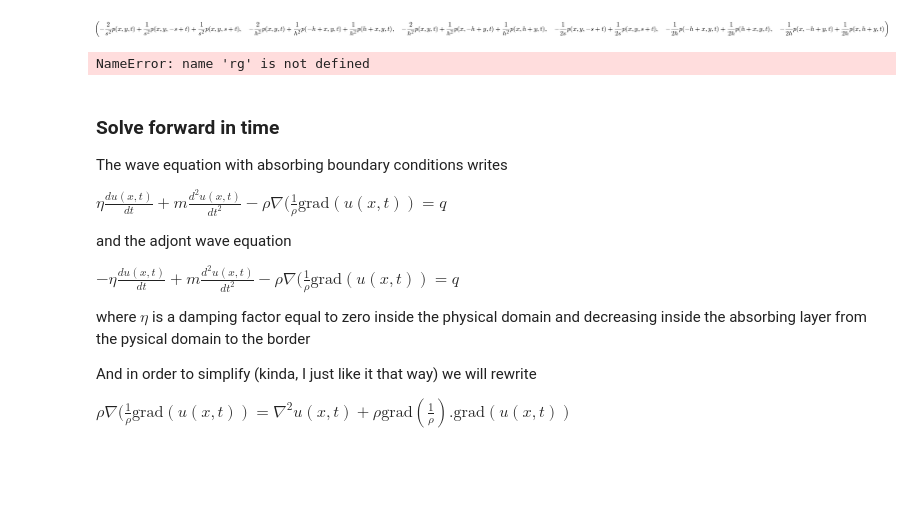
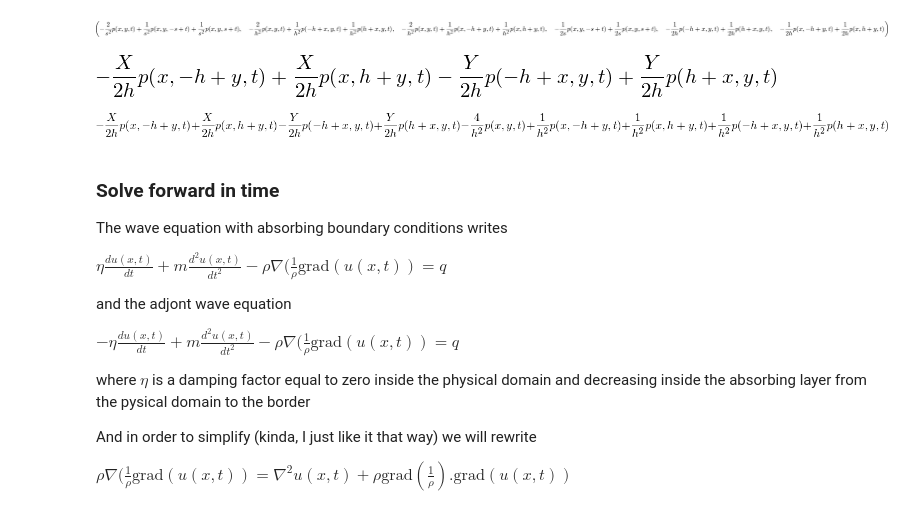
Before and after one commit to devitocodes/notebooks, a Jupyter notebook: AcousticFWI/Visco-Acoustic-wave-equation.ipynb, the cells around one changed output. Saved outputs shown, nothing was run; the diff lists cells and outputs as text; code cells hidden in the pictures; blank space fills up the shorter version.

```diff
--- a/AcousticFWI/Visco-Acoustic-wave-equation.ipynb
+++ b/AcousticFWI/Visco-Acoustic-wave-equation.ipynb
@@ -52,15 +52,17 @@ dtt,dxx,dyy,dt,dx,dy
 [figure]
 # %%
 # In practice, compute rho. grad(rho) upfront (this is a constant) and just compute the following expression, it avoids
-# the recomputation of the gradient at every time step.
+# the recomputation of the gradient at every time step. int the following X and Y are the component of rho.grad(rho) in X and Y respectively
 
-gradgrad=r*dx+rg*dy
+gradgrad=Y*dx+X*dy
 expand(gradgrad)
 # %% [output]
-NameError: name 'rg' is not defined
+[figure, added]
 # %%
 lap=(dxx+dyy)
-lap
+expand(lap + gradgrad)
+# %% [output]
+[figure, added]
 # %% [markdown]
 ### Solve forward in time
 
```
